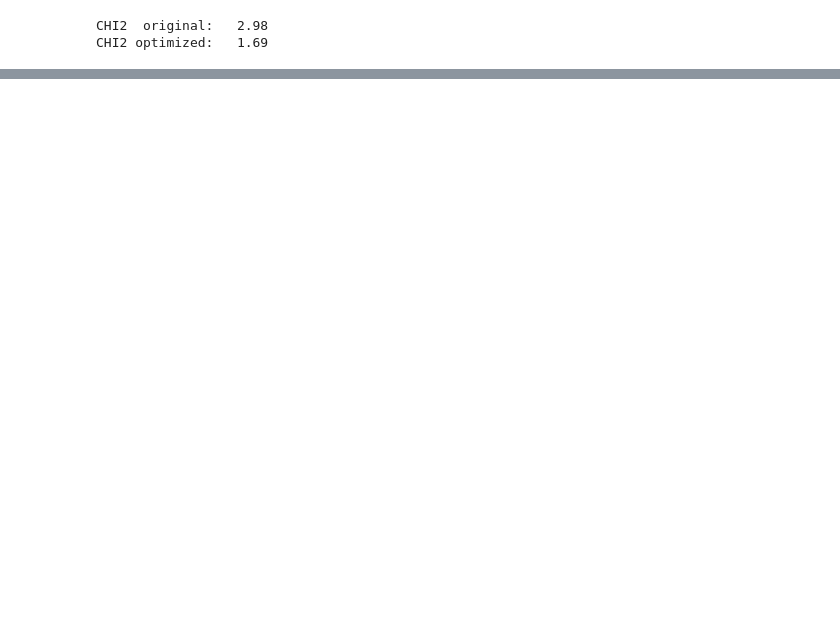
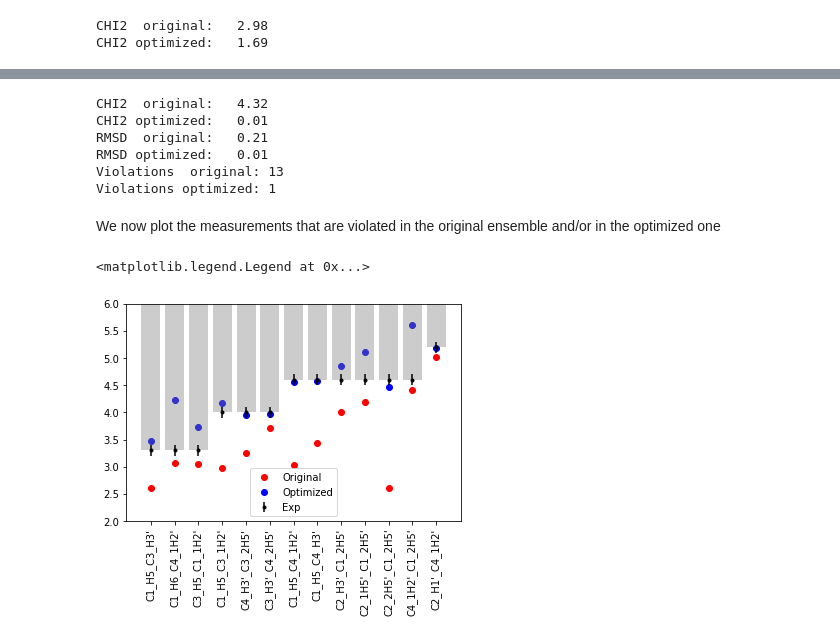
Before and after one commit to sbottaro/BME2, a Jupyter notebook: notebook/example_03.ipynb, the cells around one changed output, grey strips where cells are left out. Cells and saved outputs as stored; diff of their text form; code cells hidden in the pictures; blank space fills up the shorter version.

```diff
--- a/notebook/example_03.ipynb
+++ b/notebook/example_03.ipynb
@@ -106,0 +138,55 @@ For example, when DATA=LOWER, BME will try to move all the calculated averages a
+# %%
+
+rew = BME.Reweight("example_03_unoe")
+
+exp_unoe_file = "../data/uNOE_exp.dat"
+calc_unoe_file = "../data/uNOE_calc.dat.zip"
+rew.load(exp_unoe_file,calc_unoe_file)
+
+results = rew.fit(theta=100)
+stats_unoe = rew.predict(exp_unoe_file,calc_unoe_file,"example_03_unoe")
+
+print("CHI2  original: %6.2f" % stats_unoe[0])
+print("CHI2 optimized: %6.2f" % stats_unoe[3])
+
+print("RMSD  original: %6.2f" % stats_unoe[1])
+print("RMSD optimized: %6.2f" % stats_unoe[4])
+
+print("Violations  original: %d" % stats_unoe[2])
+print("Violations optimized: %d" % stats_unoe[5])
+# %% [output]
+CHI2  original:   4.32
+CHI2 optimized:   0.01
+RMSD  original:   0.21
+RMSD optimized:   0.01
+Violations  original: 13
+Violations optimized: 1
+# %% [markdown]
+We now plot the measurements that are violated in the original ensemble and/or in the optimized one
+# %%
+import matplotlib.pyplot as plt
+results_data = np.loadtxt("example_03_unoe",usecols=(1,2,3,4,5))
+labels = np.loadtxt("example_03_unoe",usecols=(0),dtype=str)
+
+# select only the points that are violated
+ii = np.where(results_data[:,4]!=0)[0]
+selection = results_data[ii,:]
+labels_selection = labels[ii]
+
+# order them to make the plot nicer
+idx_ordered = np.argsort(selection[:,0])
+
+xx = np.arange(len(idx_ordered))
+#plt.errorbar(xx, selection[idx_ordered,0],selection[idx_ordered,1],c='k',fmt="o",label="Exp")
+plt.bar(xx,[4]*len(xx),bottom=selection[idx_ordered,0],color='0.5',alpha=0.4)
+plt.errorbar(xx, selection[idx_ordered,0],selection[idx_ordered,1],c='k',fmt=".",label="Exp")
+plt.scatter(xx,selection[idx_ordered,2],c='r',label="Original")
+plt.scatter(xx,selection[idx_ordered,3],c='b',label="Optimized")
+
+plt.ylim(2,6)
+_ = plt.xticks(xx,[labels_selection[l] for l in idx_ordered],rotation=90)
+plt.legend()
+#plt.plot(results_data[:])
+# %% [output]
+<matplotlib.legend.Legend at 0x...>
+[figure, added]
```
Also changed, not shown: parts of 10 cells of this notebook, 7 other files.
